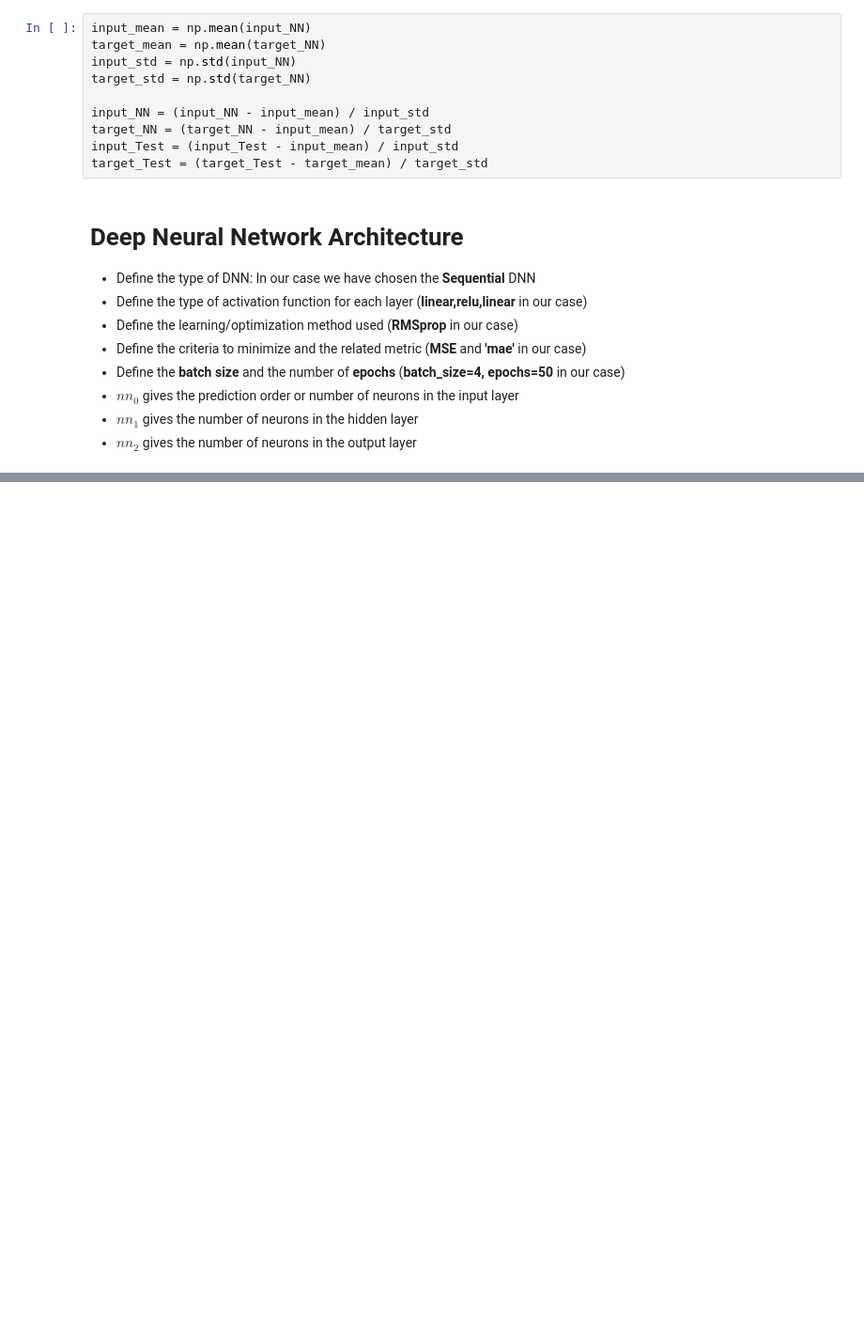
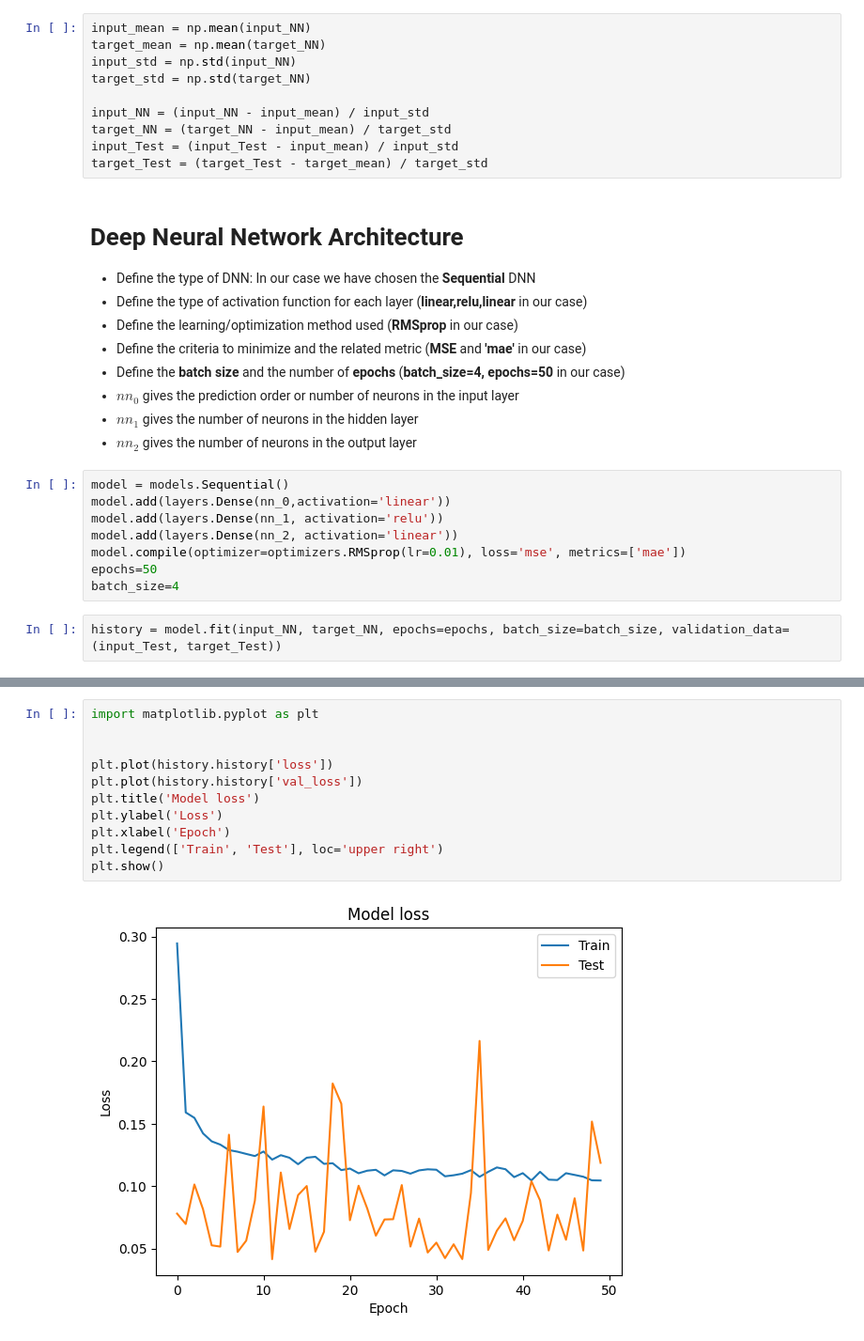
Before and after one commit to AntoninJuquel/deep-learning-esiee, a Jupyter notebook: TP2/TP2_Cela.ipynb, the cells around one changed output, grey strips where cells are left out. Shown at 94% size. Drawn from its saved outputs; the diff is of its cells as text; blank space fills up the shorter version.

```diff
--- a/TP2/TP2_Cela.ipynb
+++ b/TP2/TP2_Cela.ipynb
@@ -90,3 +96,13 @@ target_Test = (target_Test - target_mean) / target_std
 - $nn_0$ gives the prediction order or number of neurons in the input layer
 - $nn_1$ gives the number of neurons in the hidden layer
 - $nn_2$ gives the number of neurons in the output layer
+# %%
+model = models.Sequential()
+model.add(layers.Dense(nn_0,activation='linear'))
+model.add(layers.Dense(nn_1, activation='relu'))
+model.add(layers.Dense(nn_2, activation='linear'))
+model.compile(optimizer=optimizers.RMSprop(lr=0.01), loss='mse', metrics=['mae'])
+epochs=50
+batch_size=4
+# %%
+history = model.fit(input_NN, target_NN, epochs=epochs, batch_size=batch_size, validation_data=(input_Test, target_Test))
@@ -92,0 +127,13 @@ target_Test = (target_Test - target_mean) / target_std
+# %%
+import matplotlib.pyplot as plt
+
+
+plt.plot(history.history['loss'])
+plt.plot(history.history['val_loss'])
+plt.title('Model loss')
+plt.ylabel('Loss')
+plt.xlabel('Epoch')
+plt.legend(['Train', 'Test'], loc='upper right')
+plt.show()
+# %% [output]
+[figure, added]
```
Also changed, not shown: parts of 4 cells of this notebook.
